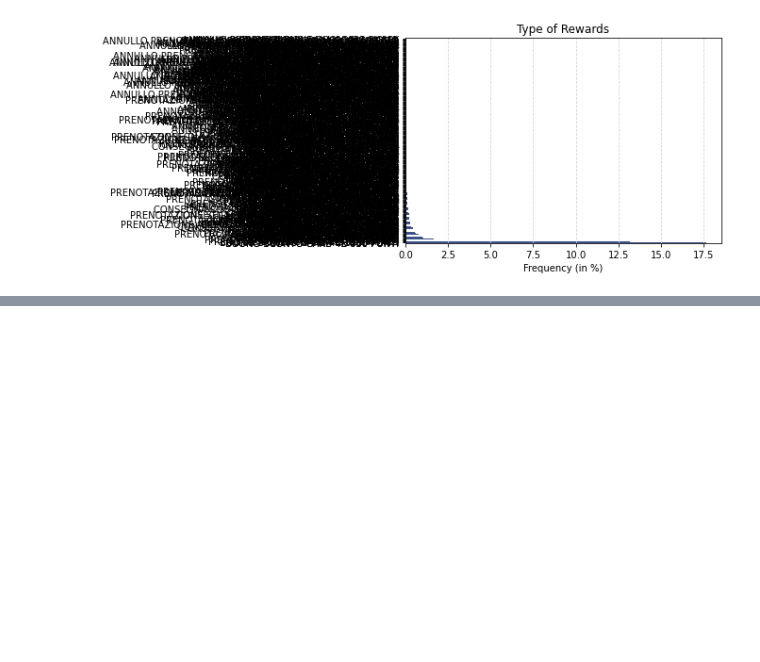
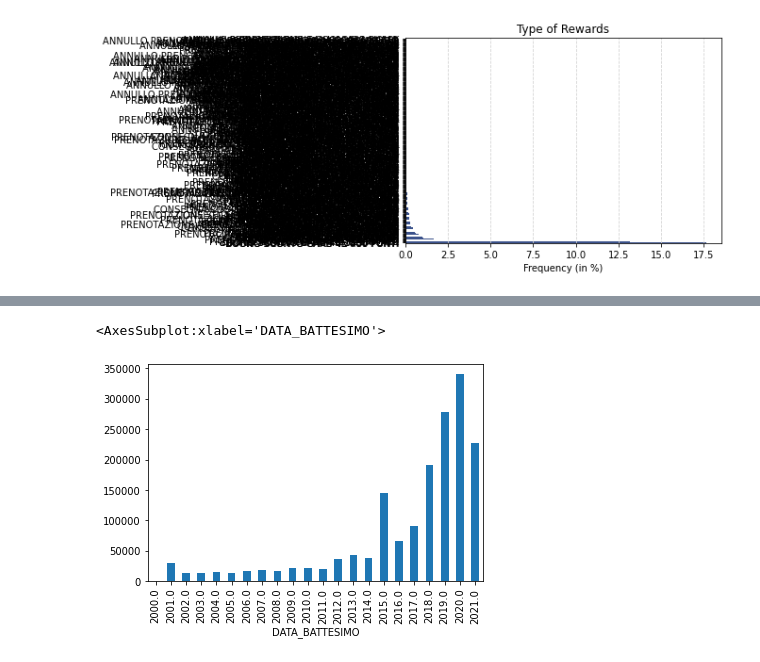
Before and after one commit to Rigtee/GBAC_Q8_2021, a Jupyter notebook: File_where_QDC_Works.ipynb, the cells around one changed output, grey strips where cells are left out. Saved outputs shown, nothing was run; the diff lists cells and outputs as text; code cells hidden in the pictures; blank space fills up the shorter version.

```diff
--- a/File_where_QDC_Works.ipynb
+++ b/File_where_QDC_Works.ipynb
@@ -311,3 +348,5 @@ ax.set(xlabel='Frequency (in %)')
 plt.show()
 # %% [output]
 [figure]
+# %%
+dg=pd.read_csv('master_data/Anagrafica_ClubQ8.csv', sep=';',index_col='COD_PAN_DA_POS')
@@ -313,0 +384,6 @@ plt.show()
+# %%
+dg["DATA_BATTESIMO"] = dg["DATA_BATTESIMO"].astype("datetime64")
+# %%
+dg["DATA_BATTESIMO"] =dg["DATA_BATTESIMO"].dt.date
+# %%
+dg["DATA_BATTESIMO"] = dg["DATA_BATTESIMO"].astype("datetime64")
@@ -313,0 +421,5 @@ plt.show()
+# %%
+dg['DATA_BATTESIMO'].groupby(dg['DATA_BATTESIMO'].dt.year).count().plot(kind="bar")
+# %% [output]
+<AxesSubplot:xlabel='DATA_BATTESIMO'>
+[figure, added]
```
Also changed, not shown: parts of 43 cells of this notebook.
